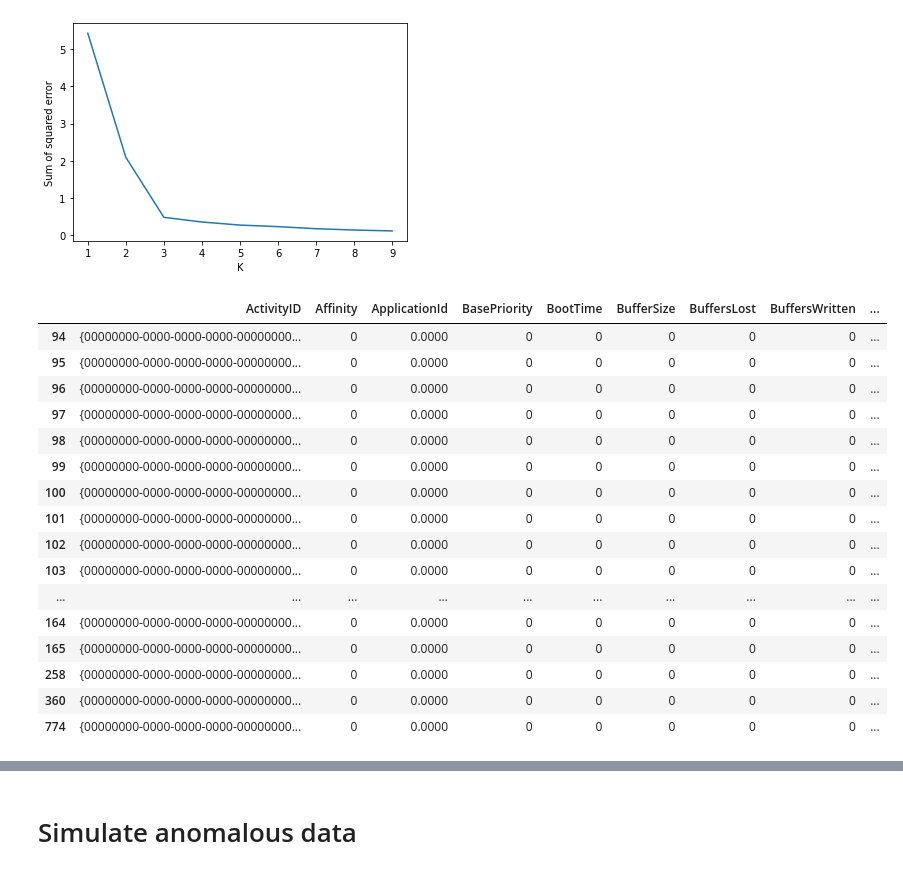
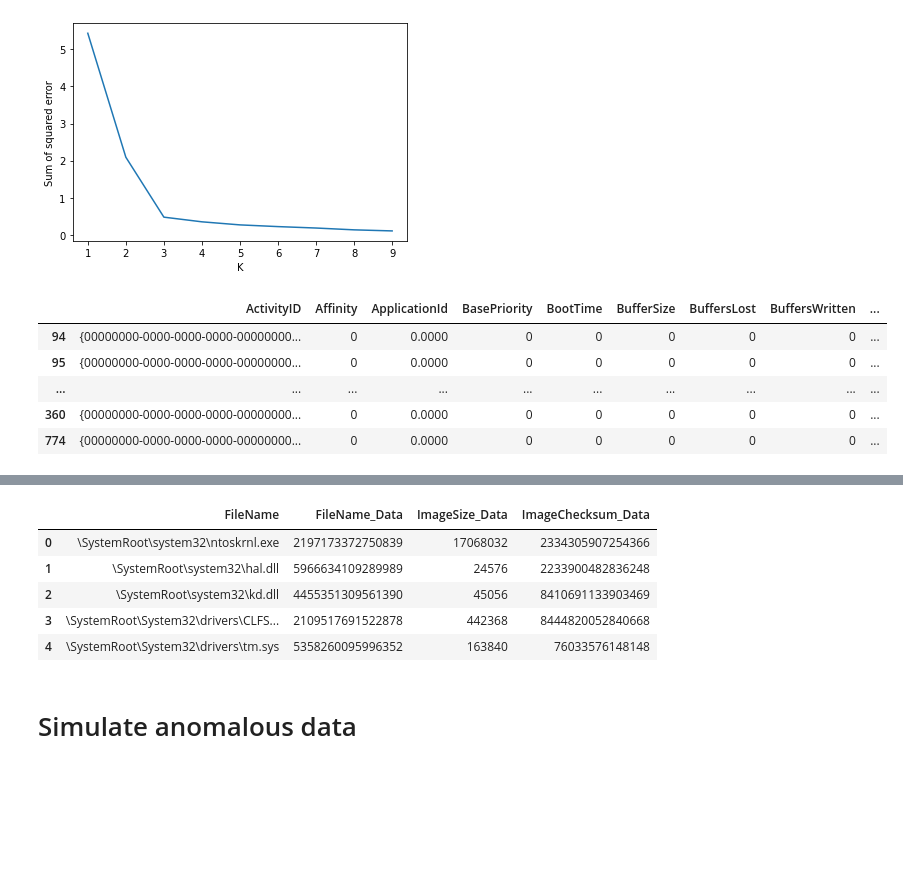
Before and after one commit to jt0dd/windows-baseline, a Jupyter notebook: analyze.ipynb, the cells around one changed output, grey strips where cells are left out. Saved outputs shown, nothing was run; the diff lists cells and outputs as text; code cells hidden in the pictures; blank space fills up the shorter version.

```diff
--- a/analyze.ipynb
+++ b/analyze.ipynb
@@ -172,6 +175,7 @@ def convert_int(intstr):
     return int(intstr, 10)
 
 def convert_str(s):
+    s = str(s)
     if s == False:
             return False
     result = int(hashlib.sha256(s.encode('utf-8')).hexdigest(), 16) % 10**16
@@ -194,58 +198,51 @@ def convert_zero(val):
 # %%
 df = pd.DataFrame(events[0:1000])
 df.fillna(value=0, inplace=True)
 df = df[df['FileName'] != 0]
 df.sort_index(axis=1, inplace=True)
 
-display(HTML(df.to_html(max_rows=20, float_format='{:10.4f}'.format)))
+display(HTML(df.to_html(max_rows=4, float_format='{:10.4f}'.format)))
 
 # Conversions
 
-df['SystemTime'] = df['SystemTime'].apply(convert_time)
+df['SystemTime_Data'] = df['SystemTime'].apply(convert_time)
 
-df['FileName'] = df['FileName'].apply(convert_str)
-df['Guid'] = df['Guid'].apply(convert_str)
-df['LogFileNameString'] = df['LogFileNameString'].apply(convert_str)
-df['SessionNameString'] = df['SessionNameString'].apply(convert_str)
+df['FileName_Data'] = df['FileName'].apply(convert_str)
+df.head()
+df['ImageChecksum_Data'] = df['ImageChecksum'].apply(convert_str)
+df['Guid_Data'] = df['Guid'].apply(convert_str)
+df['LogFileNameString_Data'] = df['LogFileNameString'].apply(convert_str)
+df['SessionNameString_Data'] = df['SessionNameString'].apply(convert_str)
 
 df['TransferSize'] = df['TransferSize'].apply(convert_int)
-df['ImageChecksum'] = df['ImageChecksum'].apply(convert_int)
+#df['ImageChecksum'] = df['ImageChecksum'].apply(convert_int)
 
-df['ImageBase'] = df['ImageBase'].apply(convert_hex)
-df['StackBase'] = df['StackBase'].apply(convert_hex)
-df['ImageSize'] = df['ImageSize'].apply(convert_hex)
-df['Win32StartAddr'] = df['Win32StartAddr'].apply(convert_hex)
-df['DefaultBase'] = df['DefaultBase'].apply(convert_hex)
-df['LogFileMode'] = df['LogFileMode'].apply(convert_hex)
-df['LogFileName'] = df['LogFileName'].apply(convert_hex)
-df['LoggerName'] = df['LoggerName'].apply(convert_hex)
-df['GroupMask1'] = df['GroupMask1'].apply(convert_hex)
-df['GroupMask2'] = df['GroupMask2'].apply(convert_hex)
-df['GroupMask3'] = df['GroupMask3'].apply(convert_hex)
-df['GroupMask4'] = df['GroupMask4'].apply(convert_hex)
-df['GroupMask5'] = df['GroupMask5'].apply(convert_hex)
-df['GroupMask6'] = df['GroupMask6'].apply(convert_hex)
-df['GroupMask7'] = df['GroupMask7'].apply(convert_hex)
-df['GroupMask8'] = df['GroupMask8'].apply(convert_hex)
+df['ImageBase_Data'] = df['ImageBase'].apply(convert_hex)
+df['StackBase_Data'] = df['StackBase'].apply(convert_hex)
+df['ImageSize_Data'] = df['ImageSize'].apply(convert_hex)
+df['Win32StartAddr_Data'] = df['Win32StartAddr'].apply(convert_hex)
+df['DefaultBase_Data'] = df['DefaultBase'].apply(convert_hex)
+df['LogFileMode_Data'] = df['LogFileMode'].apply(convert_hex)
+df['LogFileName_Data'] = df['LogFileName'].apply(convert_hex)
+df['LoggerName_Data'] = df['LoggerName'].apply(convert_hex)
+df['GroupMask1_Data'] = df['GroupMask1'].apply(convert_hex)
+df['GroupMask2_Data'] = df['GroupMask2'].apply(convert_hex)
+df['GroupMask3_Data'] = df['GroupMask3'].apply(convert_hex)
+df['GroupMask4_Data'] = df['GroupMask4'].apply(convert_hex)
+df['GroupMask5_Data'] = df['GroupMask5'].apply(convert_hex)
+df['GroupMask6_Data'] = df['GroupMask6'].apply(convert_hex)
+df['GroupMask7_Data'] = df['GroupMask7'].apply(convert_hex)
+df['GroupMask8_Data'] = df['GroupMask8'].apply(convert_hex)
 
-for column in df:
-    df[column] = df[column].apply(convert_bool)
-    df[column] = df[column].apply(convert_zero)
+#for column in df:
+#    df[column] = df[column].apply(convert_bool)
+#    df[column] = df[column].apply(convert_zero)
+
+display(HTML(df.to_html(max_rows=40, float_format='{:10.4f}'.format)))
 # %% [output]
 |  | ActivityID | Affinity | ApplicationId | BasePriority | BootTime | BufferSize | BuffersLost | BuffersWritten | ... |
 | 94 | {00000000-0000-0000-0000-00000000... | 0 | 0.0000 | 0 | 0 | 0 | 0 | 0 | ... |
 | 95 | {00000000-0000-0000-0000-00000000... | 0 | 0.0000 | 0 | 0 | 0 | 0 | 0 | ... |
-| 96 | {00000000-0000-0000-0000-00000000... | 0 | 0.0000 | 0 | 0 | 0 | 0 | 0 | ... |
-| 97 | {00000000-0000-0000-0000-00000000... | 0 | 0.0000 | 0 | 0 | 0 | 0 | 0 | ... |
-| 98 | {00000000-0000-0000-0000-00000000... | 0 | 0.0000 | 0 | 0 | 0 | 0 | 0 | ... |
-| 99 | {00000000-0000-0000-0000-00000000... | 0 | 0.0000 | 0 | 0 | 0 | 0 | 0 | ... |
-| 100 | {00000000-0000-0000-0000-00000000... | 0 | 0.0000 | 0 | 0 | 0 | 0 | 0 | ... |
-| 101 | {00000000-0000-0000-0000-00000000... | 0 | 0.0000 | 0 | 0 | 0 | 0 | 0 | ... |
-| 102 | {00000000-0000-0000-0000-00000000... | 0 | 0.0000 | 0 | 0 | 0 | 0 | 0 | ... |
-| 103 | {00000000-0000-0000-0000-00000000... | 0 | 0.0000 | 0 | 0 | 0 | 0 | 0 | ... |
 | ... | ... | ... | ... | ... | ... | ... | ... | ... | ... |
-| 164 | {00000000-0000-0000-0000-00000000... | 0 | 0.0000 | 0 | 0 | 0 | 0 | 0 | ... |
-| 165 | {00000000-0000-0000-0000-00000000... | 0 | 0.0000 | 0 | 0 | 0 | 0 | 0 | ... |
-| 258 | {00000000-0000-0000-0000-00000000... | 0 | 0.0000 | 0 | 0 | 0 | 0 | 0 | ... |
 | 360 | {00000000-0000-0000-0000-00000000... | 0 | 0.0000 | 0 | 0 | 0 | 0 | 0 | ... |
 | 774 | {00000000-0000-0000-0000-00000000... | 0 | 0.0000 | 0 | 0 | 0 | 0 | 0 | ... |
@@ -252,9 +266,17 @@ for column in df:
 # %%
-useful_keys = ['FileName', 'UserSID', 'ImageSize', 'ImageChecksum']
+useful_keys = ['FileName', 'FileName_Data', 'UserSID_Data', 'ImageSize_Data', 'ImageChecksum_Data']
 dfs = []
 for i in range(100):
     dfs.append(df.filter(items=useful_keys))
 analysis_df = pd.concat(dfs, ignore_index=True, copy=True)
+analysis_df.head()
+# %% [output]
+|  | FileName | FileName_Data | ImageSize_Data | ImageChecksum_Data |
+| 0 | \SystemRoot\system32\ntoskrnl.exe | 2197173372750839 | 17068032 | 2334305907254366 |
+| 1 | \SystemRoot\system32\hal.dll | 5966634109289989 | 24576 | 2233900482836248 |
+| 2 | \SystemRoot\system32\kd.dll | 4455351309561390 | 45056 | 8410691133903469 |
+| 3 | \SystemRoot\System32\drivers\CLFS... | 2109517691522878 | 442368 | 8444820052840668 |
+| 4 | \SystemRoot\System32\drivers\tm.sys | 5358260095996352 | 163840 | 76033576148148 |
 # %% [markdown]
 # Simulate anomalous data
 # %%
```
Also changed, not shown: parts of 27 cells of this notebook, 2 other files.
